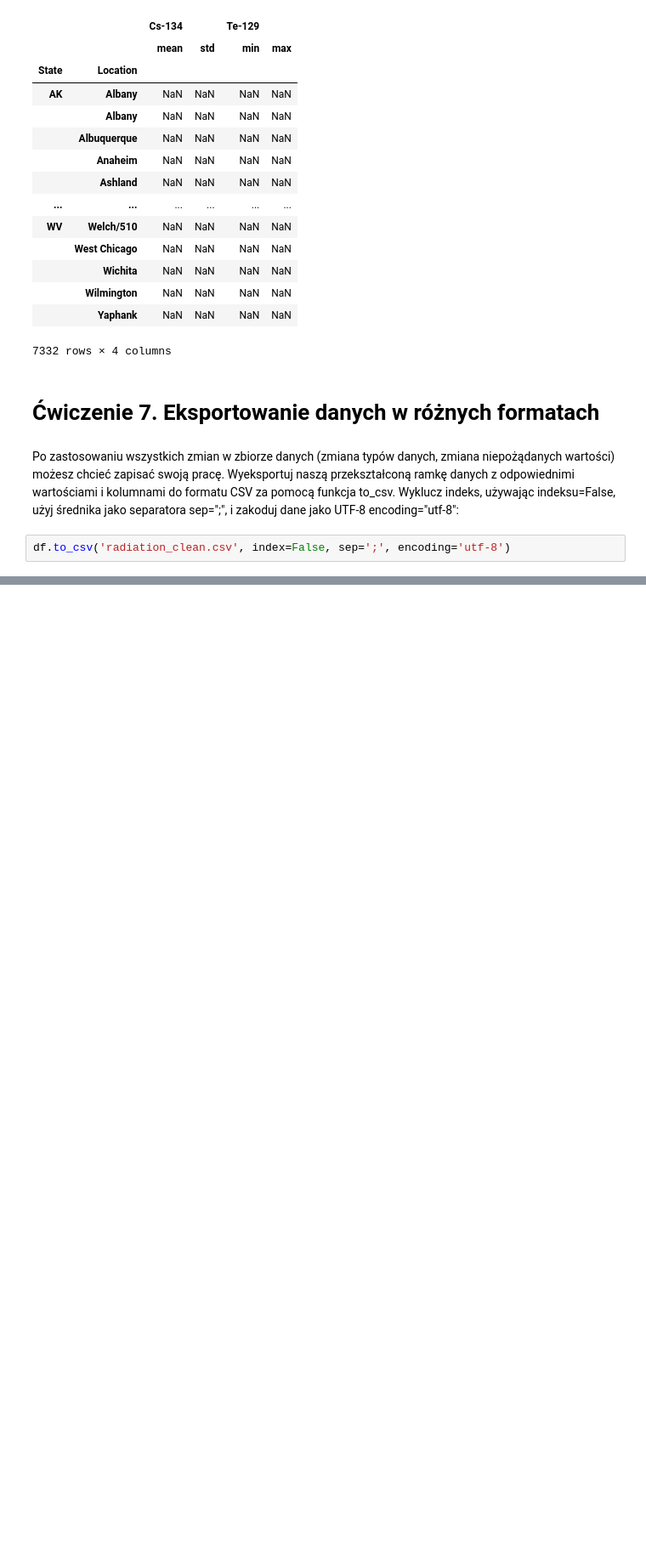
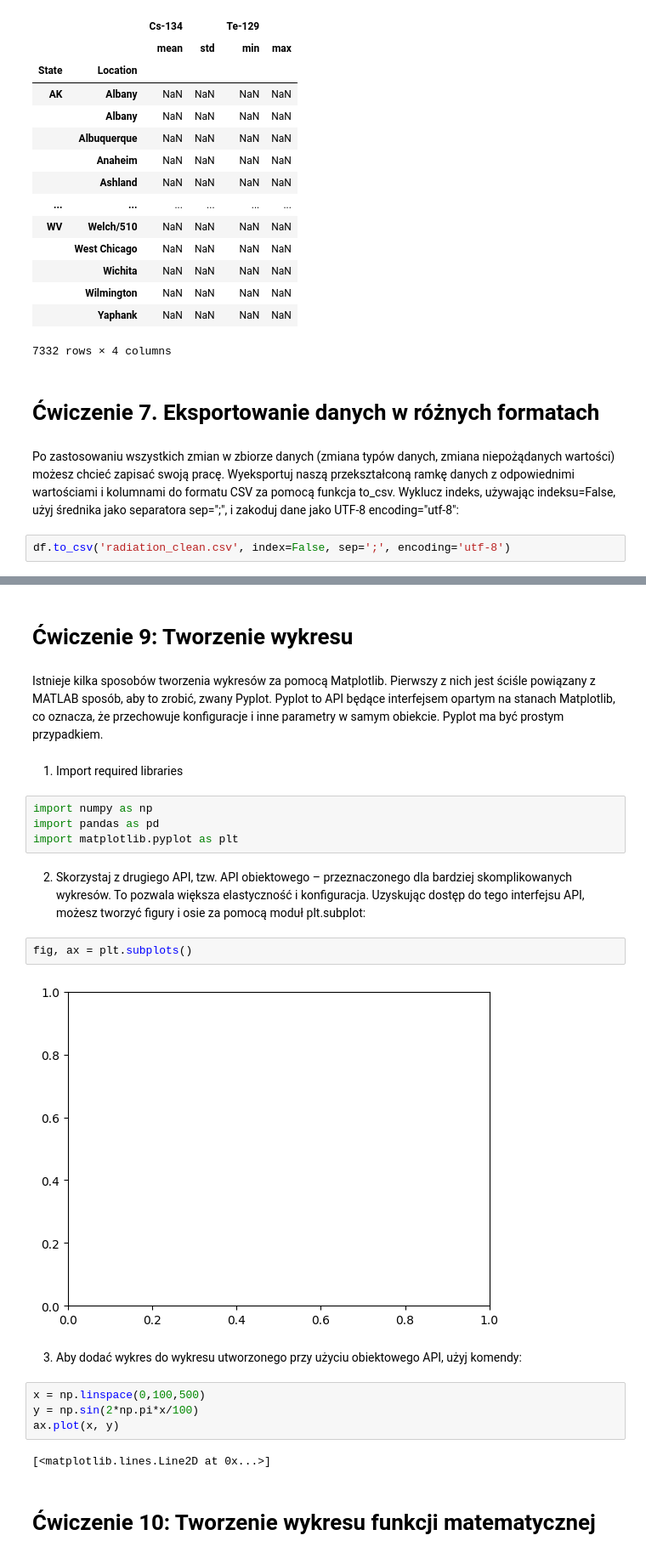
Before and after one commit to sendecka/DataCamp---Data-Scientist-with-Python, a Jupyter notebook: 09 Analiza dużych zbiorów danych I/Ćwiczenia/Exercise.ipynb, the cells around one changed output, grey strips where cells are left out. Shown at 85% size. Saved outputs shown, nothing was run; the diff lists cells and outputs as text; blank space fills up the shorter version.

```diff
--- a/09 Analiza dużych zbiorów danych I/Ćwiczenia/Exercise.ipynb
+++ b/09 Analiza dużych zbiorów danych I/Ćwiczenia/Exercise.ipynb
@@ -571,0 +578,28 @@ df.to_csv('radiation_clean.csv', index=False, sep=';', encoding='utf-8')
+# %% [markdown]
+# Ćwiczenie 9: Tworzenie wykresu
+# %% [markdown]
+Istnieje kilka sposobów tworzenia wykresów za pomocą Matplotlib. Pierwszy z nich jest ściśle powiązany z
+MATLAB sposób, aby to zrobić, zwany Pyplot. Pyplot to API będące interfejsem opartym na stanach
+Matplotlib, co oznacza, że przechowuje konfiguracje i inne parametry w samym obiekcie. Pyplot ma być prostym przypadkiem.
+# %% [markdown]
+1. Import required libraries
+# %%
+import numpy as np
+import pandas as pd
+import matplotlib.pyplot as plt
+# %% [markdown]
+2. Skorzystaj z drugiego API, tzw. API obiektowego – przeznaczonego dla bardziej skomplikowanych wykresów. To pozwala większa elastyczność i konfiguracja. Uzyskując dostęp do tego interfejsu API, możesz tworzyć figury i osie za pomocą moduł plt.subplot:
+# %%
+fig, ax = plt.subplots()
+# %% [output]
+[figure, added]
+# %% [markdown]
+3. Aby dodać wykres do wykresu utworzonego przy użyciu obiektowego API, użyj komendy:
+# %%
+x = np.linspace(0,100,500)
+y = np.sin(2*np.pi*x/100)
+ax.plot(x, y)
+# %% [output]
+[<matplotlib.lines.Line2D at 0x...>]
+# %% [markdown]
+# Ćwiczenie 10: Tworzenie wykresu funkcji matematycznej
```
Also changed, not shown: parts of 19 cells of this notebook, 1 other file.
